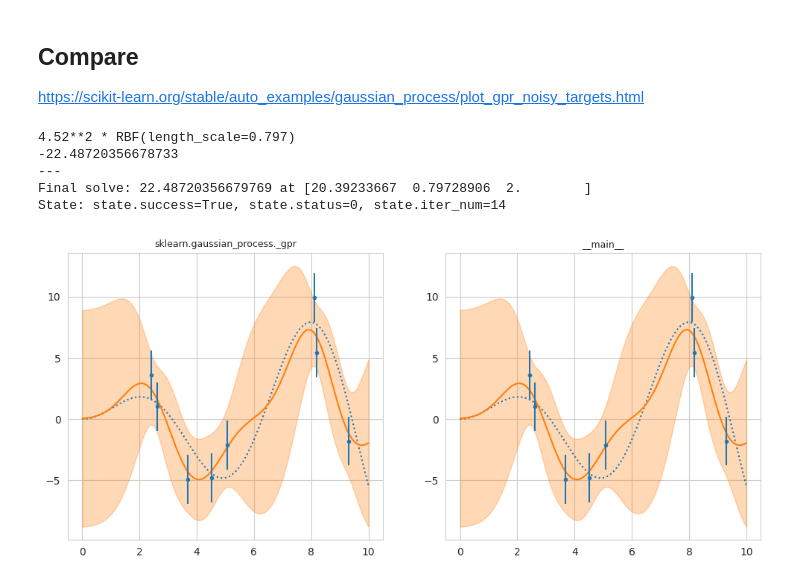
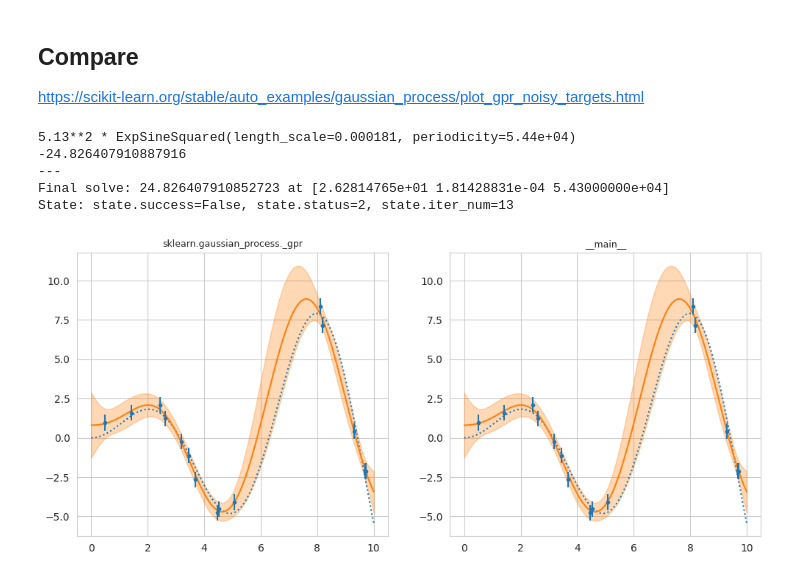
Before and after one commit to ItsNiklas/sparse-gaussian-processes, a Jupyter notebook: GP.ipynb, the cells around one changed output. Drawn from its saved outputs; the diff is of its cells as text; code cells hidden in the pictures.

```diff
--- a/GP.ipynb
+++ b/GP.ipynb
@@ -149,18 +136,0 @@ dendro
-# %%
-from sklearn.gaussian_process.kernels import RBF
-
-tree_models = [
-    gaussian_process.GaussianProcessRegressor(
-        0.5 ** 2 * RBF(100, (1e-3, 1e8)), n_restarts_optimizer=1
-    )
-    for _ in range(3)
-]
-
-X = np.array(range(183)).reshape(-1, 1)
-
-for i, tree_model in enumerate(tree_models):
-    filt = dendro[
-        dendro.species.eq(pd.unique(dendro.species)[i]) & dendro.DOY.mod(30).eq(0)
-        ]  # Filter to prevent overfitting to data mean
-    tree_model.fit(filt.DOY.array.reshape(-1, 1), filt.growth - filt.growth.mean())
-    print(tree_model.kernel_)
@@ -216,66 +140,68 @@ https://scikit-learn.org/stable/auto_examples/gaussian_process/plot_gpr_noisy_ta
 # %%
 import numpy as np
 import matplotlib.pyplot as plt
-from sklearn.gaussian_process import GaussianProcessRegressor
-from sklearn.gaussian_process.kernels import RBF
 
 # Toy data
 X = np.linspace(start=0, stop=10, num=1_000).reshape(-1, 1)
 y = np.squeeze(X * np.sin(X))
 
 rng = np.random.RandomState(1)
-training_indices = rng.choice(np.arange(y.size), size=8, replace=False)
+training_indices = rng.choice(np.arange(y.size), size=15, replace=False)
 X_train, y_train = X[training_indices], y[training_indices]
 
 # Observation Noise
-noise_std = 2
+noise_std = 0.5
 y_train = y_train + rng.normal(loc=0, scale=noise_std, size=y_train.shape)
 
 # RBF parameters
-s = 5
-l = 1
-p = 2
+#5.13**2 * ExpSineSquared(length_scale=0.000181, periodicity=5.43e+04)
+s = 5.13**2
+l = 0.000181
+p = 5.43e+04
 
 theta_init = jnp.array([s, l, p], dtype=float)
 # %%
+from sklearn.gaussian_process import GaussianProcessRegressor
+from sklearn.gaussian_process.kernels import ExpSineSquared
+
 fig, axs = plt.subplots(1, 2, figsize=(12, 5))
 
 for i, ax in enumerate(axs.flatten()):
     if i == 0:
-        kernel = s * RBF(l)
+        kernel = s * ExpSineSquared(l, p)
         gaussian_process = GaussianProcessRegressor(
-            kernel=kernel, alpha=noise_std ** 2
+            kernel=kernel, alpha=noise_std ** 2, n_restarts_optimizer=9
         )
         gaussian_process.fit(X_train, y_train)
         print(gaussian_process.kernel_)
         print(gaussian_process.log_marginal_likelihood_value_)
 
         print('---')
     else:
         def kernel(s, l, p, x, y):
-            return RBFKernel(s, l, x, y)
+            return ExpSineSquaredKernel(s, l, p, x, y)
 
 
         gaussian_process = GPR(X_train, y_train, kernel, theta_init, eps=noise_std ** 2)
         gaussian_process.fit()
 
     mean_prediction, std_prediction = gaussian_process.predict(X, return_std=True)
     ax.plot(X, y, linestyle="dotted")
     ax.plot(X, mean_prediction, label="Mean prediction")
     ax.errorbar(X_train, y_train, noise_std, linestyle="None", color="tab:blue", marker=".", label="Observations", )
     ax.fill_between(
         X.ravel(),
         mean_prediction - 1.96 * std_prediction,
         mean_prediction + 1.96 * std_prediction,
         alpha=0.3,
         color="tab:orange",
     )
     ax.set_title(gaussian_process.__module__, fontsize=9)
 plt.show()
 # %% [output]
-4.52**2 * RBF(length_scale=0.797)
--22.48720356678733
+5.13**2 * ExpSineSquared(length_scale=0.000181, periodicity=5.44e+04)
+-24.826407910887916
 ---
-Final solve: 22.48720356679769 at [20.39233667  0.79728906  2.        ]
-State: state.success=True, state.status=0, state.iter_num=14
+Final solve: 24.826407910852723 at [2.62814765e+01 1.81428831e-04 5.43000000e+04]
+State: state.success=False, state.status=2, state.iter_num=13
-[figure, old version]
+[figure, new version]
```
Also changed, not shown: parts of 4 cells of this notebook, 22 other files.
